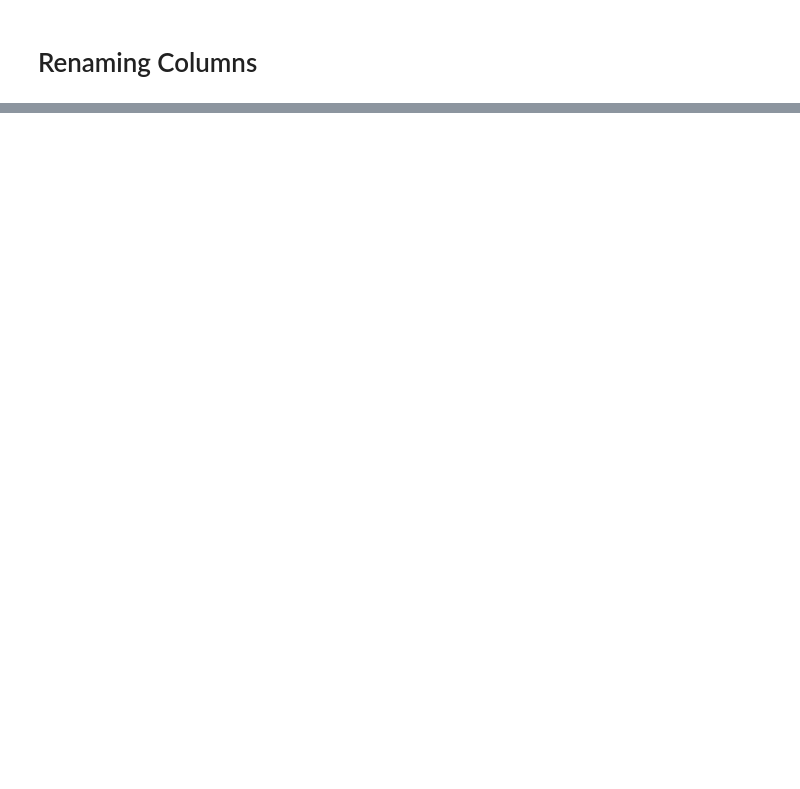
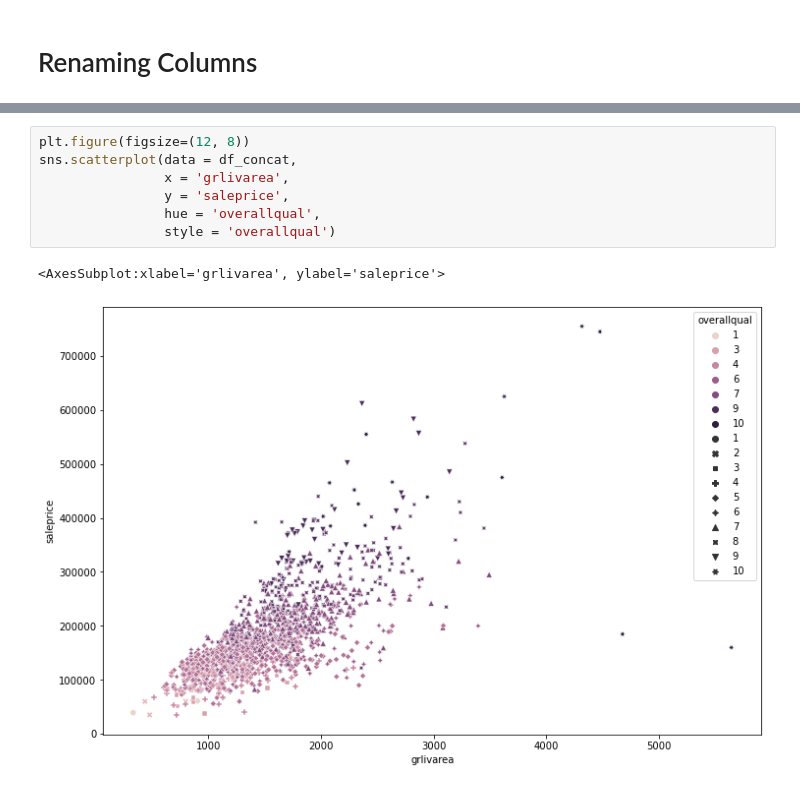
Before and after one commit to ViniciusHolanda001/House_Prices, a Jupyter notebook: notebook/eda_house_prices.ipynb, the cells around one changed output, grey strips where cells are left out. Drawn from its saved outputs; the diff is of its cells as text; blank space fills up the shorter version.

```diff
--- a/notebook/eda_house_prices.ipynb
+++ b/notebook/eda_house_prices.ipynb
@@ -212,0 +244,10 @@ plt.show()
+# %%
+plt.figure(figsize=(12, 8))
+sns.scatterplot(data = df_concat,
+                x = 'grlivarea',
+                y = 'saleprice',
+                hue = 'overallqual',
+                style = 'overallqual')
+# %% [output]
+<AxesSubplot:xlabel='grlivarea', ylabel='saleprice'>
+[figure, added]
```
Also changed, not shown: parts of 24 cells of this notebook.
